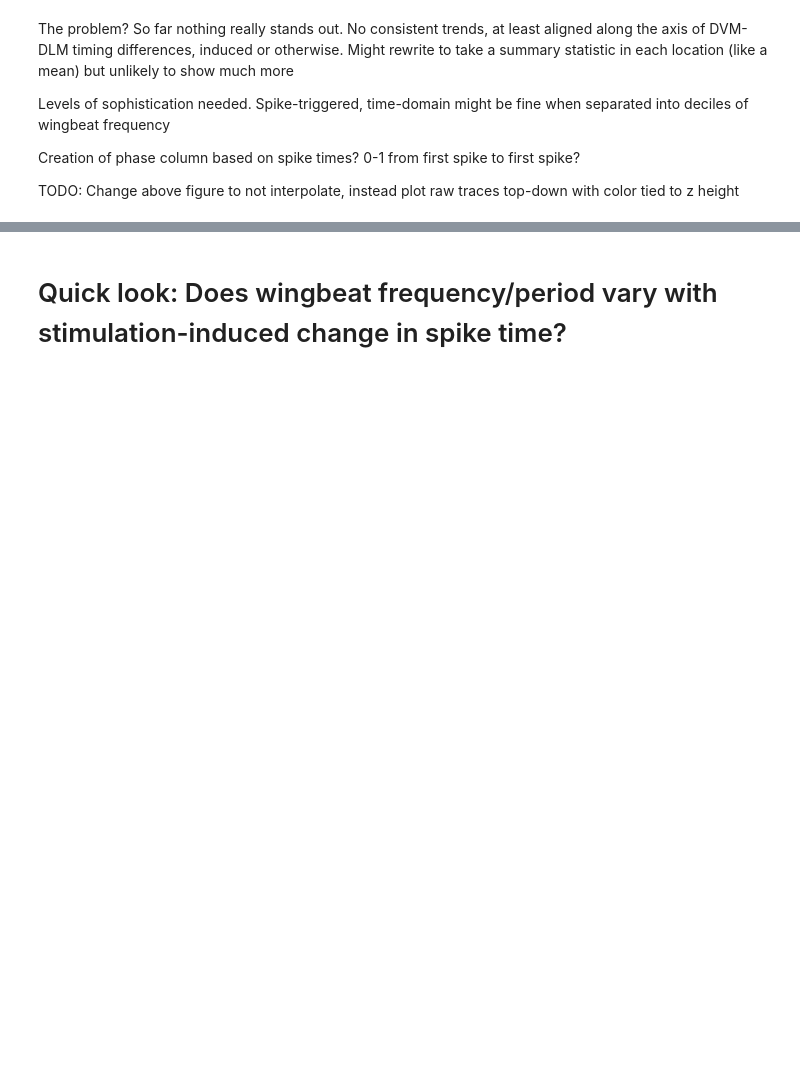
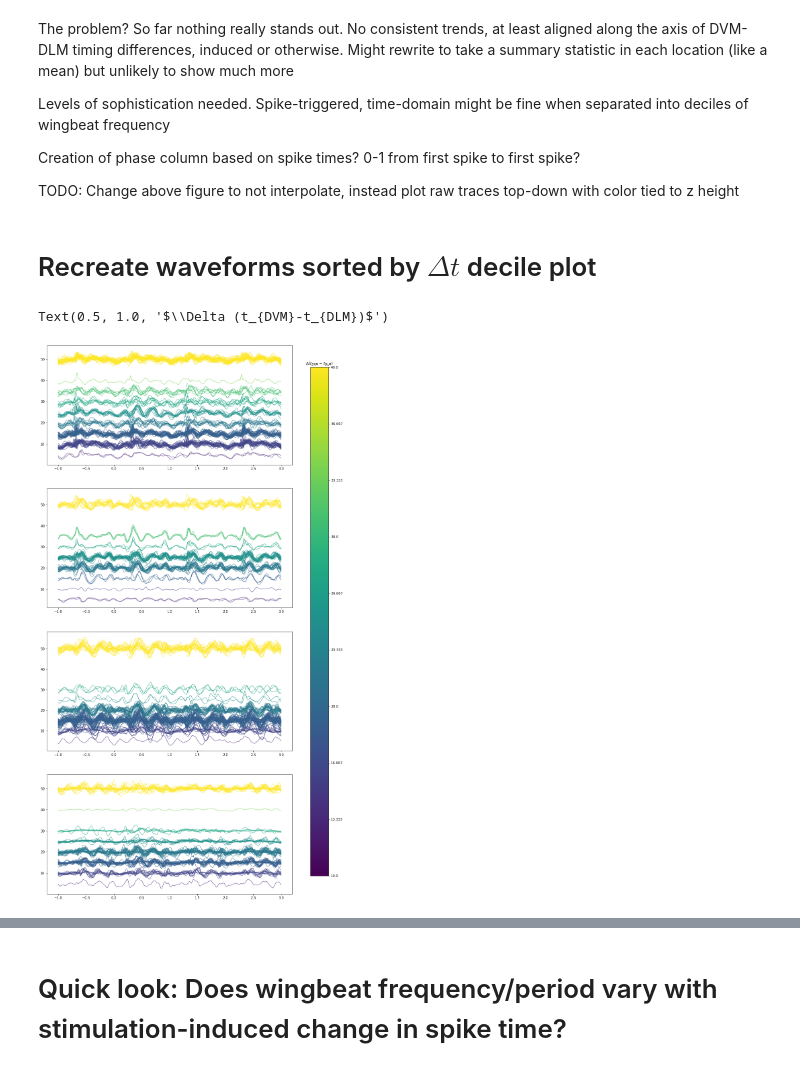
Before and after one commit to LeoJW/stimPitchAnalysis, a Jupyter notebook: figures.ipynb, the cells around one changed output, grey strips where cells are left out. Cells and saved outputs as stored; diff of their text form; code cells hidden in the pictures; blank space fills up the shorter version.

```diff
--- a/figures.ipynb
+++ b/figures.ipynb
@@ -253,3 +259,52 @@ Levels of sophistication needed. Spike-triggered, time-domain might be fine when
 Creation of phase column based on spike times? 0-1 from first spike to first spike?
 
 TODO: Change above figure to not interpolate, instead plot raw traces top-down with color tied to z height
+# %% [markdown]
+# Recreate waveforms sorted by $\Delta t$ decile plot
+# %%
+usewb = (-1, 3) # ignore all wingbeat except in this range
+nbin = 10
+# bins = np.linspace(-3, 16, nbin)
+bins = np.linspace(10, 40, nbin)
+
+fig, ax = plt.subplots(len(runDates), 1, figsize=(15,30))
+viridis = cmx.get_cmap('viridis')
+
+# Loop over dates
+for di,d in enumerate(runDates):
+    # make dataframe subset
+    dt = df.loc[(df.date==d) &
+                (df.wb>=usewb[0]) &
+                (df.wb<usewb[1]) &
+                (df.stimphase<0.5)].copy()
+    dt['tdl'] = (dt['LDVM_fs']-dt['LDLM_fs'])/10
+    dt['tdr'] = (dt['RDVM_fs']-dt['RDLM_fs'])/10
+    dt.loc[(dt['tdl']<0) | (dt['tdr']<0), ['tdl','tdr']] = np.nan
+    # Zero time, trim data to region around t=0
+    dt.Time = dt.groupby(['date','pulse'], group_keys=False).apply(
+        lambda g: g['Time'] - g.loc[(g.wb==0), 'Time'].iloc[0])
+        # lambda g: g['Time'] - (g.loc[(g.wb==-1), 'Time'].iloc[0] + g.loc[g.wb==-1,'LDVM_fs'].iloc[0]/fsamp))
+    # Preallocate/prepare for loop
+    grouped_df = dt.groupby(['date','pulse'])
+    ngroup, groupsize = grouped_df.ngroups, np.max(grouped_df.size())
+    vals = []
+    # Loop over each pulse, add to matrix
+    for name, g in grouped_df:
+        # thiscol = g.loc[g.wbstate=='stim', 'tdl'].iloc[0] - g.loc[g.wb==-1, 'tdl'].iloc[0]
+        thiscol = g.loc[g.wbstate=='stim', 'tdl'].iloc[0]
+        # thiscol = (g.loc[g.wbstate=='stim', 'LDVM_fs'].iloc[0] - g.loc[g.wbstate=='stim', 'LDLM_fs'].iloc[0])/len(g.loc[g.wbstate=='stim'])
+        vals.append(thiscol)
+        thisbin = np.digitize(thiscol, bins)
+        ax[di].plot(g.phase+g.wb, g.mx+5*thisbin, color=viridis(thisbin/nbin), alpha=0.6)
+# Colorbar
+fig.subplots_adjust(right=0.8)
+cbar_ax = fig.add_axes([0.85, 0.15, 0.05, 0.7])
+mincol, maxcol = bins[0], bins[-1]
+cbar = fig.colorbar(cmx.ScalarMappable(norm=None, cmap=viridis),
+                    ticks=(bins-mincol)/(maxcol-mincol),
+                    cax=cbar_ax)
+cbar.ax.set_yticklabels([str(round(x,3)) for x in bins])
+cbar.ax.set_title(r'$\Delta (t_{DVM}-t_{DLM})$')
+# %% [output]
+Text(0.5, 1.0, '$\\Delta (t_{DVM}-t_{DLM})$')
+[figure, added]
```
Also changed, not shown: parts of 11 cells of this notebook.
